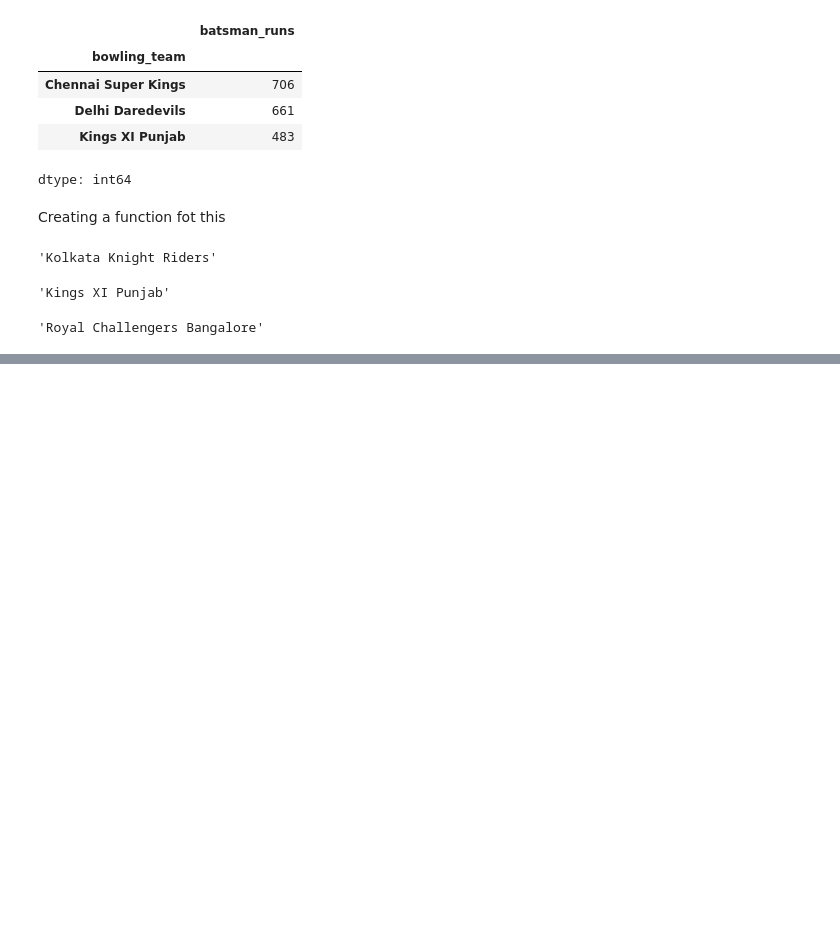
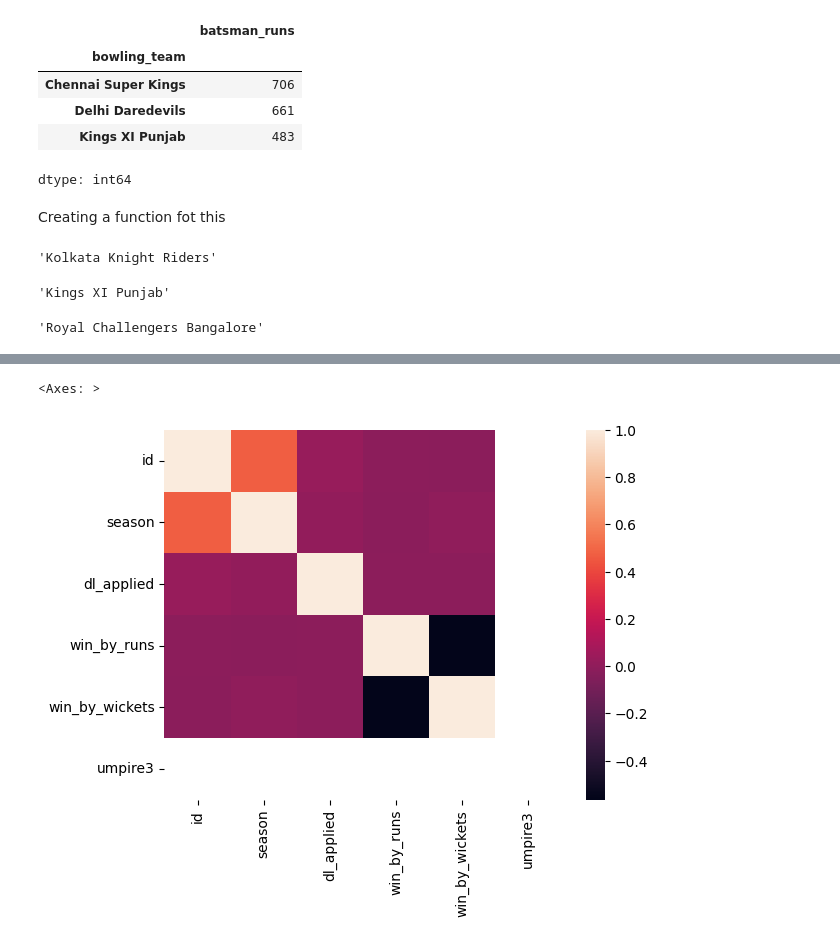
Before and after one commit to ShivamThapa243/DataScience, a Jupyter notebook: Pandas.ipynb, the cells around one changed output, grey strips where cells are left out. Drawn from its saved outputs; the diff is of its cells as text; code cells hidden in the pictures; blank space fills up the shorter version.

```diff
--- a/Pandas.ipynb
+++ b/Pandas.ipynb
@@ -1182,0 +1245,2 @@ run_scored('MS Dhoni')
+# %%
+matches = pd.read_csv('matches.csv')
@@ -1182,0 +1447,5 @@ run_scored('MS Dhoni')
+# %%
+sns.heatmap(matches.corr(numeric_only = True))
+# %% [output]
+<Axes: >
+[figure, added]
```
Also changed, not shown: parts of 70 cells of this notebook.
